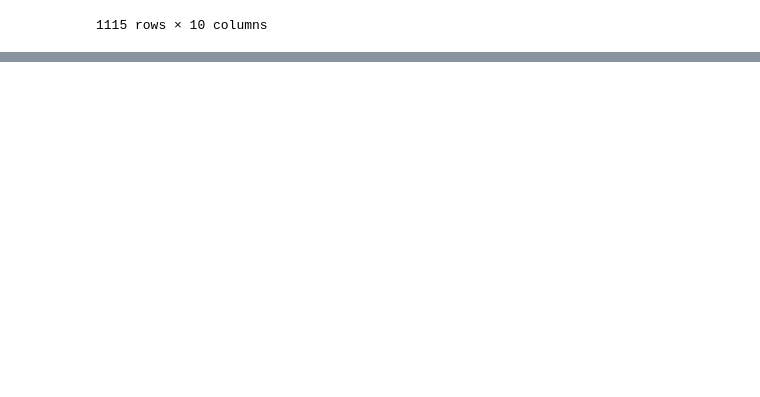
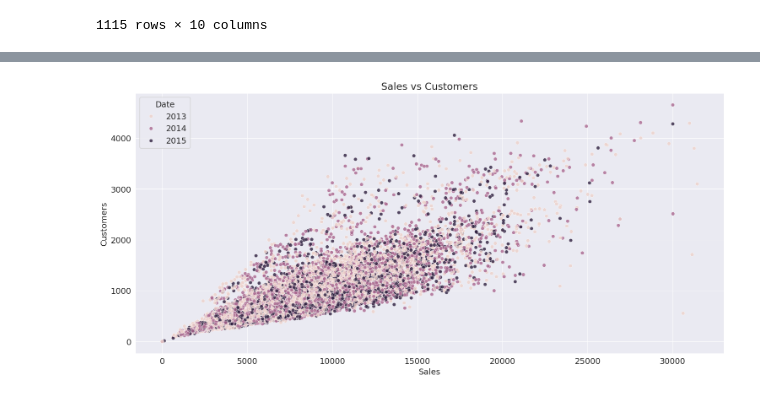
Before and after one commit to JohnUfo/python-and-scikit-tutorial, a Jupyter notebook: business_driven_ml_approach.ipynb, the cells around one changed output, grey strips where cells are left out. Cells and saved outputs as stored; diff of their text form; code cells hidden in the pictures; blank space fills up the shorter version.

```diff
--- a/business_driven_ml_approach.ipynb
+++ b/business_driven_ml_approach.ipynb
@@ -70,0 +141,2 @@ merged_df
+# %%
+full_train_df = full_train_df[full_train_df.Open==1].copy()
@@ -70,0 +148,8 @@ merged_df
+# %%
+plt.figure(figsize=(18, 8))
+temp_train_df = full_train_df.sample(40000)
+sns.scatterplot(x=temp_train_df.Sales, y=temp_train_df.Customers, hue=temp_train_df.Date.dt.year, alpha=0.8)
+plt.title('Sales vs Customers')
+plt.show()
+# %% [output]
+[figure, added]
```
Also changed, not shown: parts of 25 cells of this notebook.
